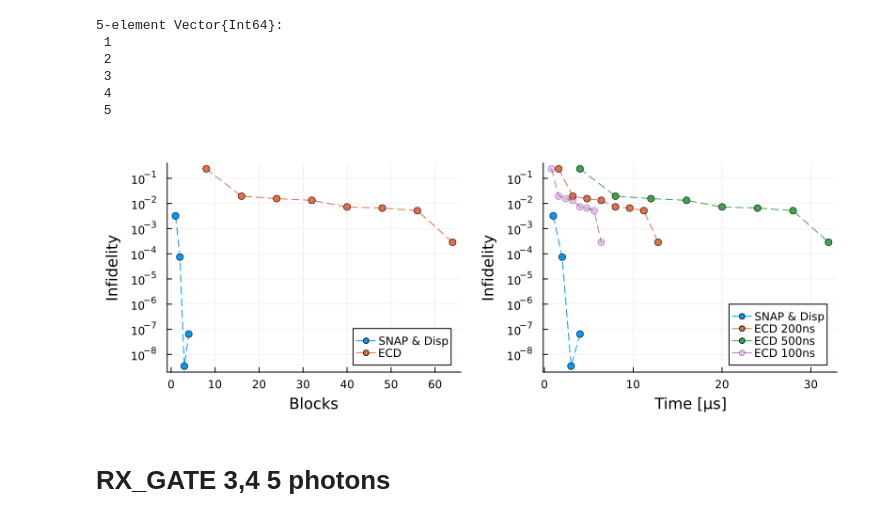
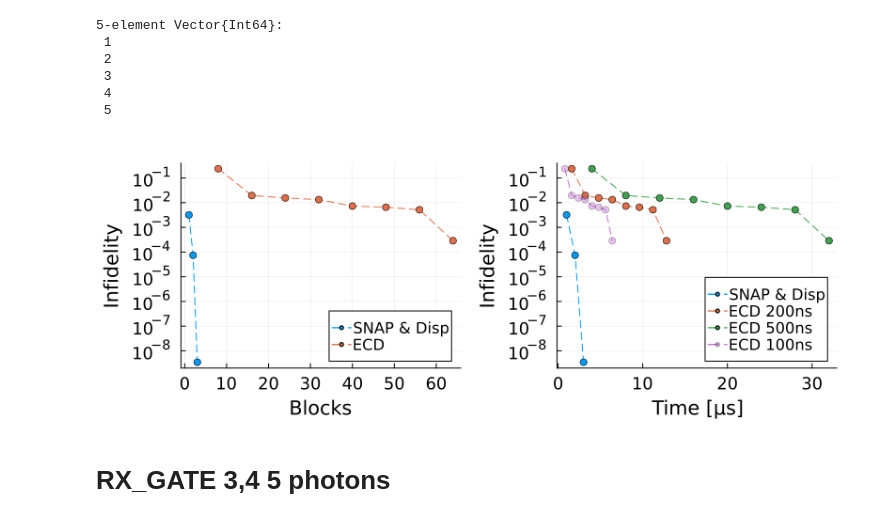
Before and after one commit to AndreaMaestri18/Opt3DQalgs, a Jupyter notebook: BTgates/src/plots_and_analysis/infidelity_comparison_plots.ipynb, the cells around one changed output. Saved outputs shown, nothing was run; the diff lists cells and outputs as text; code cells hidden in the pictures.

```diff
--- a/BTgates/src/plots_and_analysis/infidelity_comparison_plots.ipynb
+++ b/BTgates/src/plots_and_analysis/infidelity_comparison_plots.ipynb
@@ -142,15 +142,15 @@ blocks_snap_disp = [minimum(eachrow(val).blocks) for val in groupby(X_gate_snap,
  4
  5
 # %%
-plot(blocks_snap_disp[1:end-1], infidelities_snap_disp[1:end-1], label= "SNAP & Disp", linestyle=:dash, marker = :circle, xlabel="Time [μs]", ylabel="Infidelity", yaxis=:log, fmt = :PDF, yticks=exp10.(range(-16, stop=0, length=17)), legend=:bottomright, layout=2, subplot=1, size=(800,300), margin=5mm)
-plot!(blocks_snap_disp[1:end-1],infidelities_snap_disp[1:end-1], label= "SNAP & Disp", linestyle=:dash, marker = :circle, xlabel="Time [μs]", ylabel="Infidelity", yaxis=:log, fmt = :PDF, yticks=exp10.(range(-16, stop=0, length=17)), legend=:bottomright, layout=2, subplot=2)
-plot!(blocks_ecd,infidelities_ecd, label= "ECD", linestyle=:dash, marker = :circle, xlabel="Blocks", ylabel="Infidelity", yaxis=:log, fmt = :PDF, yticks=exp10.(range(-16, stop=0, length=17)), subplot=1)
-plot!(blocks_ecd*0.2,infidelities_ecd, label= "ECD 200ns", linestyle=:dash, marker = :circle, xlabel="Time [μs]", ylabel="Infidelity", yaxis=:log, fmt = :PDF, yticks=exp10.(range(-16, stop=0, length=17)), subplot=2)
-plot!(blocks_ecd*0.5,infidelities_ecd, label= "ECD 500ns", linestyle=:dash, marker = :circle, xlabel="Time [μs]", ylabel="Infidelity", yaxis=:log, fmt = :PDF, yticks=exp10.(range(-16, stop=0, length=17)), subplot=2)
-plot!(blocks_ecd*0.1,infidelities_ecd, label= "ECD 100ns", linestyle=:dash,  markeralpha= 0.4, marker = :circle, xlabel="Time [μs]", ylabel="Infidelity", yaxis=:log, fmt = :PDF, yticks=exp10.(range(-16, stop=0, length=17)), subplot=2)
-#savefig("../../plots/blocksandtime_ecd_vs_snap_vs_PO/stateeprepRX_7.pdf")
+plot(blocks_snap_disp[1:end-2], infidelities_snap_disp[1:end-2], label= "SNAP & Disp", linestyle=:dash, marker = :circle, xlabel="Time [μs]", ylabel="Infidelity", yaxis=:log, xtickfontsize=12, xguidefontsize=14, ytickfontsize=12, yguidefontsize=14, legendfontsize=11, fmt = :PDF, yticks=exp10.(range(-16, stop=0, length=17)), legend=:bottomright, layout=2, subplot=1, size=(800,300), margin=5mm)
+plot!(blocks_snap_disp[1:end-2],infidelities_snap_disp[1:end-2], label= "SNAP & Disp", linestyle=:dash, marker = :circle, xlabel="Time [μs]", ylabel="Infidelity", yaxis=:log, xtickfontsize=12, xguidefontsize=14, ytickfontsize=12, yguidefontsize=14, legendfontsize=11, fmt = :PDF, yticks=exp10.(range(-16, stop=0, length=17)), legend=:bottomright, layout=2, subplot=2)
+plot!(blocks_ecd,infidelities_ecd, label= "ECD", linestyle=:dash, marker = :circle, xlabel="Blocks", ylabel="Infidelity", yaxis=:log, xtickfontsize=12, xguidefontsize=14, ytickfontsize=12, yguidefontsize=14, legendfontsize=11, fmt = :PDF, yticks=exp10.(range(-16, stop=0, length=17)), subplot=1)
+plot!(blocks_ecd*0.2,infidelities_ecd, label= "ECD 200ns", linestyle=:dash, marker = :circle, xlabel="Time [μs]", ylabel="Infidelity", yaxis=:log, xtickfontsize=12, xguidefontsize=14, ytickfontsize=12, yguidefontsize=14, legendfontsize=11, fmt = :PDF, yticks=exp10.(range(-16, stop=0, length=17)), subplot=2)
+plot!(blocks_ecd*0.5,infidelities_ecd, label= "ECD 500ns", linestyle=:dash, marker = :circle, xlabel="Time [μs]", ylabel="Infidelity", yaxis=:log, xtickfontsize=12, xguidefontsize=14, ytickfontsize=12, yguidefontsize=14, legendfontsize=11, fmt = :PDF, yticks=exp10.(range(-16, stop=0, length=17)), subplot=2)
+plot!(blocks_ecd*0.1,infidelities_ecd, label= "ECD 100ns", linestyle=:dash,  markeralpha= 0.4, marker = :circle, xlabel="Time [μs]", ylabel="Infidelity", yaxis=:log, xtickfontsize=12, xguidefontsize=14, ytickfontsize=12, yguidefontsize=14, legendfontsize=11, fmt = :PDF, yticks=exp10.(range(-16, stop=0, length=17)), subplot=2)
+#savefig("../../plots/blocksandtime_ecd_vs_snap_vs_PO/gateprepRX_7.pdf")
 # %% [output]
-[figure, old version]
+[figure, new version]
 # %% [markdown]
 # RX_GATE 3,4 5 photons
 # %%
```
Also changed, not shown: parts of 6 cells of this notebook, 37 other files.
